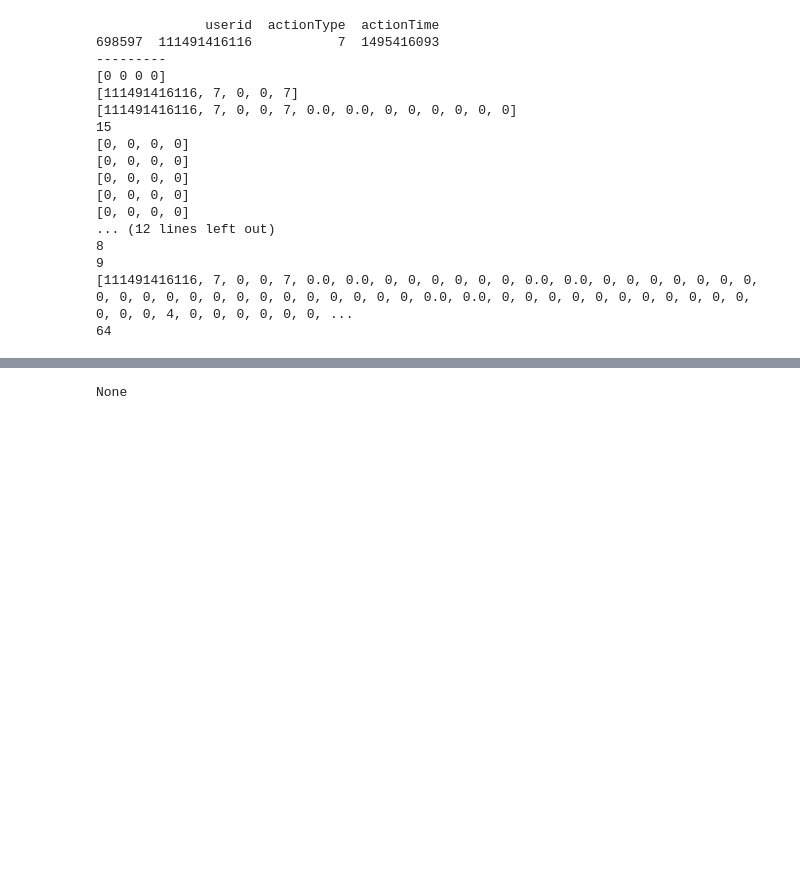
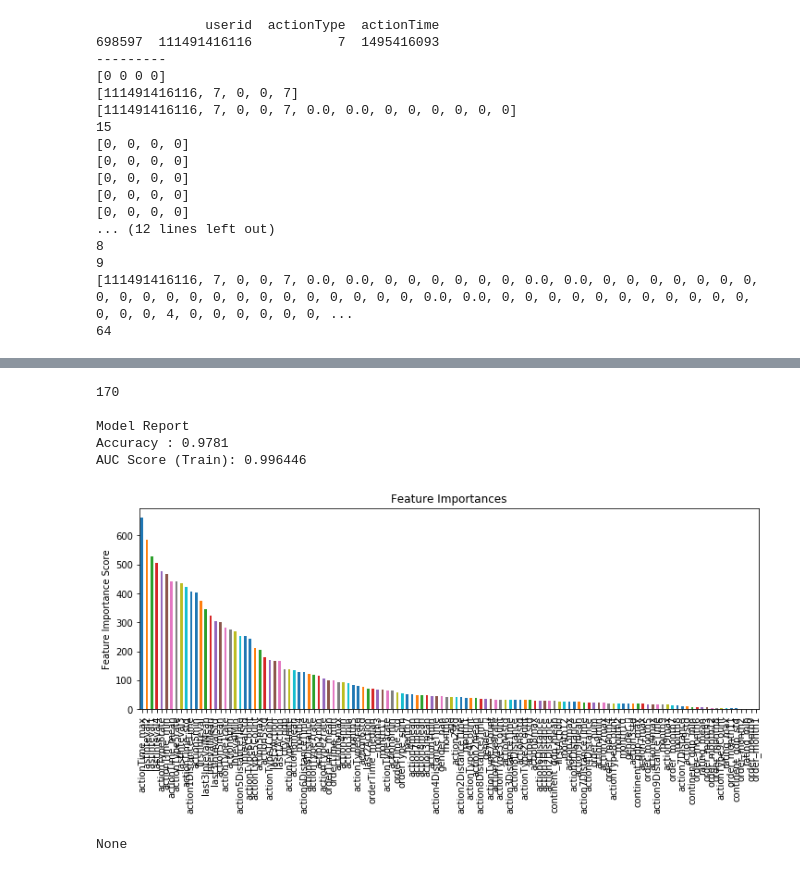
Before and after one commit to WastonYuan/first-blood, a Jupyter notebook: cutoutsy/higuides.ipynb, the cells around one changed output, grey strips where cells are left out. Drawn from its saved outputs; the diff is of its cells as text; code cells hidden in the pictures; blank space fills up the shorter version.

```diff
--- a/cutoutsy/higuides.ipynb
+++ b/cutoutsy/higuides.ipynb
@@ -643,3 +685,25 @@ AUC Score (Train): 0.987716
+# %%
+predictors = [x for x in train_data.columns if x not in [target, IDcol]]
+xgb1 = XGBClassifier(
+        learning_rate =0.1,
+        n_estimators=375,
+        max_depth=9,
+        min_child_weight=3,
+        gamma=0,
+        subsample=0.8,
+        colsample_bytree=0.8,
+        objective= 'binary:logistic',
+        nthread=4,
+        scale_pos_weight=1,
+        seed=27)
+modelfit(xgb1, train_data, train_data, predictors, cv_folds=5)
+# %% [output]
+170
+
+Model Report
+Accuracy : 0.9781
+AUC Score (Train): 0.996446
+[figure, added]
 # %%
 prob = xgb1.predict_proba(test_data[predictors])[:,1]
 submit = pd.read_csv(basedir + "test/orderFuture_test.csv")
```
Also changed, not shown: parts of 15 cells of this notebook, 3 other files.
